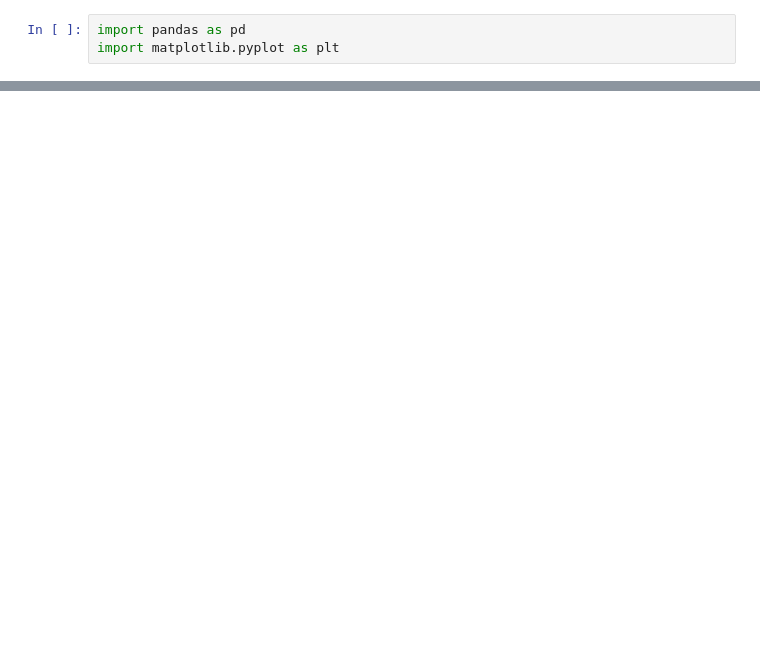
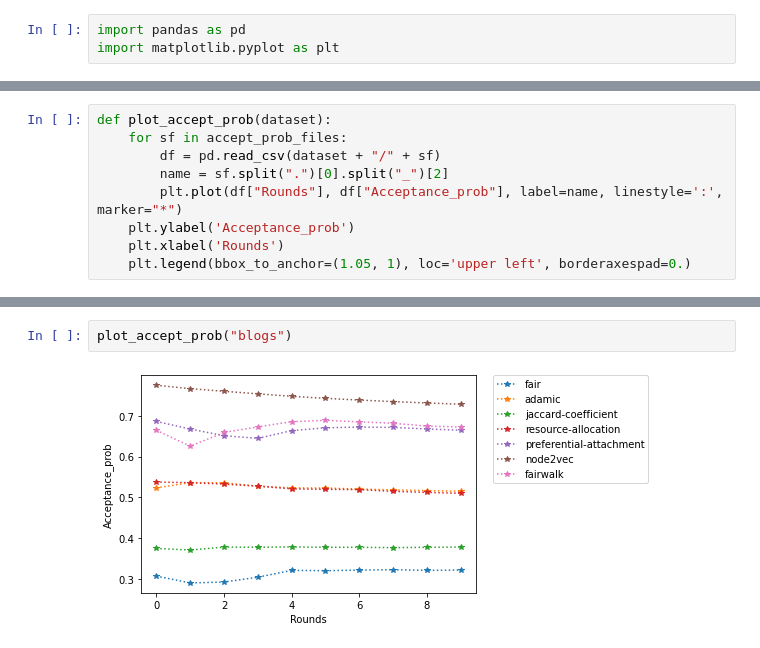
Before and after one commit to SotirisTsioutsiouliklis/FairRec, a Jupyter notebook: Code/ExperimentScripts/Plots.ipynb, the cells around one changed output, grey strips where cells are left out. Cells and saved outputs as stored; diff of their text form; blank space fills up the shorter version.

```diff
--- a/Code/ExperimentScripts/Plots.ipynb
+++ b/Code/ExperimentScripts/Plots.ipynb
@@ -12 +22,10 @@ accept_prob_files = ["accept_prob_fair.csv", "accept_prob_adamic_adar.csv",
+# %%
+def plot_accept_prob(dataset):
+    for sf in accept_prob_files:
+        df = pd.read_csv(dataset + "/" + sf)
+        name = sf.split(".")[0].split("_")[2]
+        plt.plot(df["Rounds"], df["Acceptance_prob"], label=name, linestyle=':', marker="*")
+    plt.ylabel('Acceptance_prob')
+    plt.xlabel('Rounds')
+    plt.legend(bbox_to_anchor=(1.05, 1), loc='upper left', borderaxespad=0.)
 # %%
@@ -43,0 +69,4 @@ fig.tight_layout()
+# %%
+plot_accept_prob("blogs")
+# %% [output]
+[figure, added]
```
Also changed, not shown: parts of 9 cells of this notebook.
